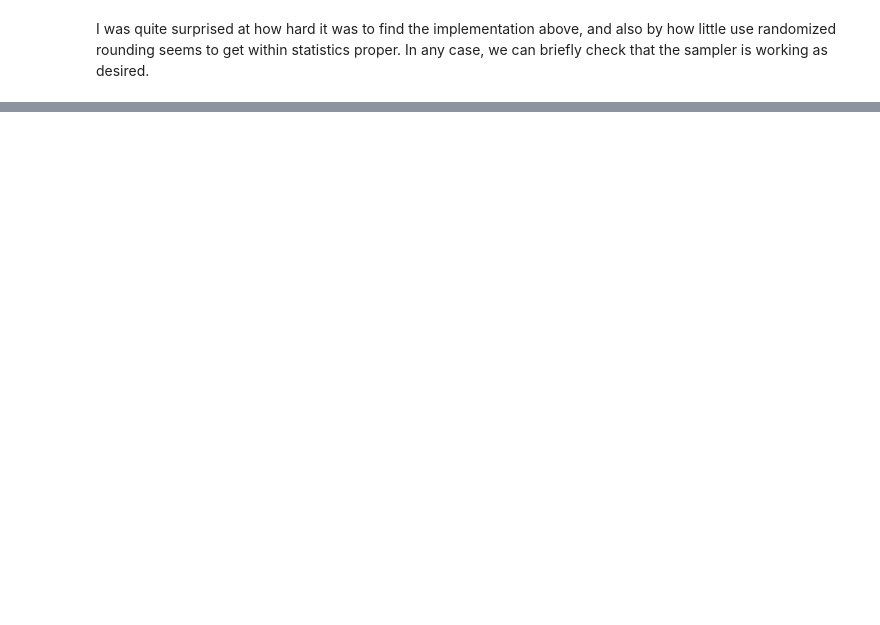
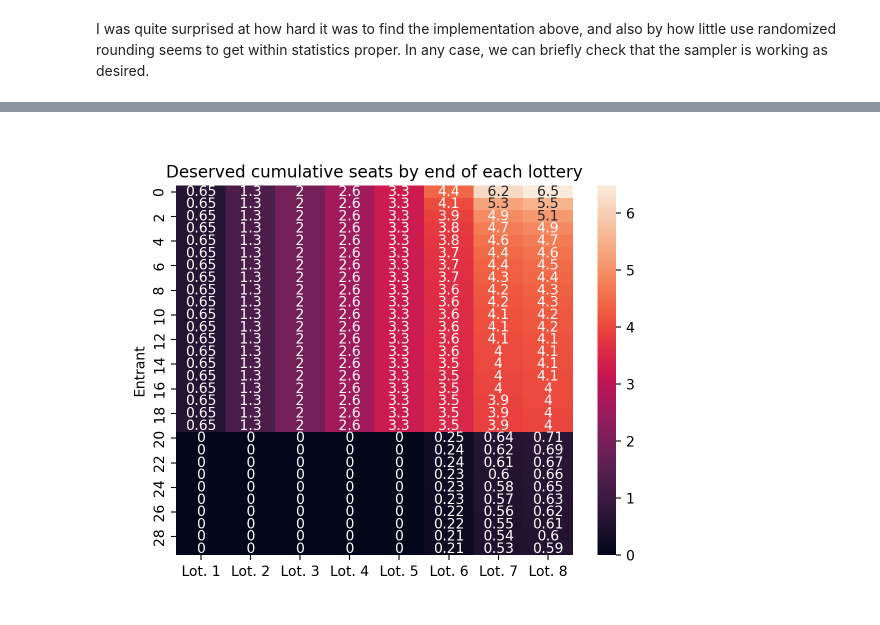
Before and after one commit to alexpghayes/quarto-blog, a Jupyter notebook: post/2024-04-06_repeated-lotteries/index.ipynb, the cells around one changed output, grey strips where cells are left out. Saved outputs shown, nothing was run; the diff lists cells and outputs as text; code cells hidden in the pictures; blank space fills up the shorter version.

```diff
--- a/post/2024-04-06_repeated-lotteries/index.ipynb
+++ b/post/2024-04-06_repeated-lotteries/index.ipynb
@@ -412,0 +409,12 @@ replace "first come, first served" time sales that become a race to click as fas
+# %%
+deserved_seats = (demo_pool.scores / demo_pool.scores.sum(axis=0) * demo_pool.lottery_sizes).cumsum(axis=1)
+
+ax = sns.heatmap(
+    deserved_seats,
+    annot=True
+)
+ax.set(title="Deserved cumulative seats by end of each lottery", ylabel="Entrant")
+ax.set_xticklabels([f"Lot. {i + 1}" for i in range(demo_pool.scores.shape[1])])
+plt.show()
+# %% [output]
+[figure, added]
```
Also changed, not shown: parts of 32 cells of this notebook, 24 other files.
